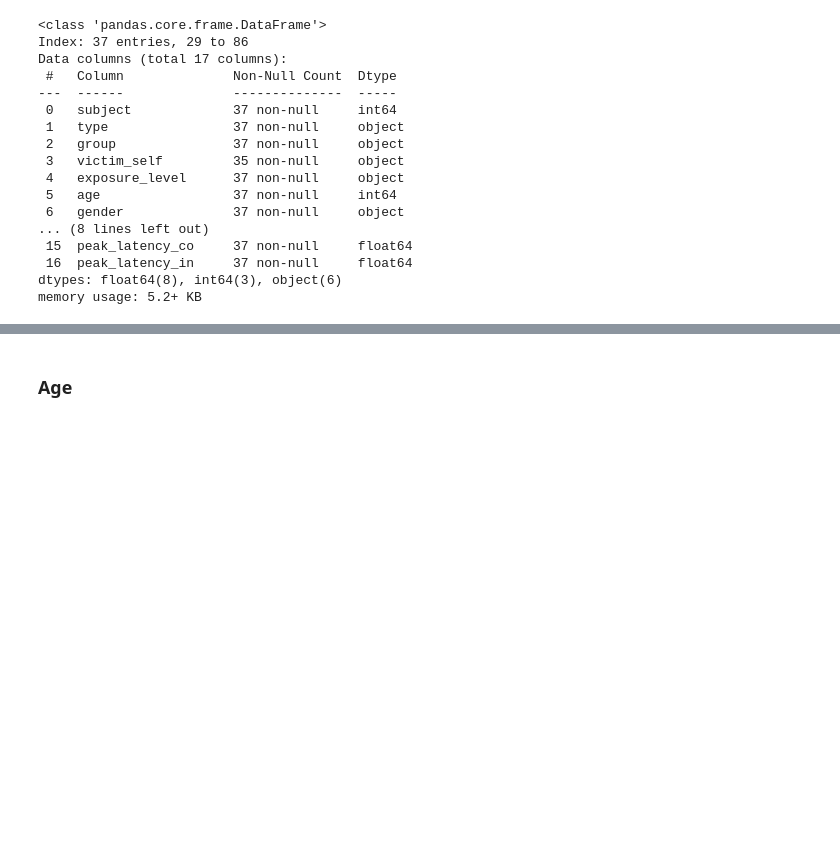
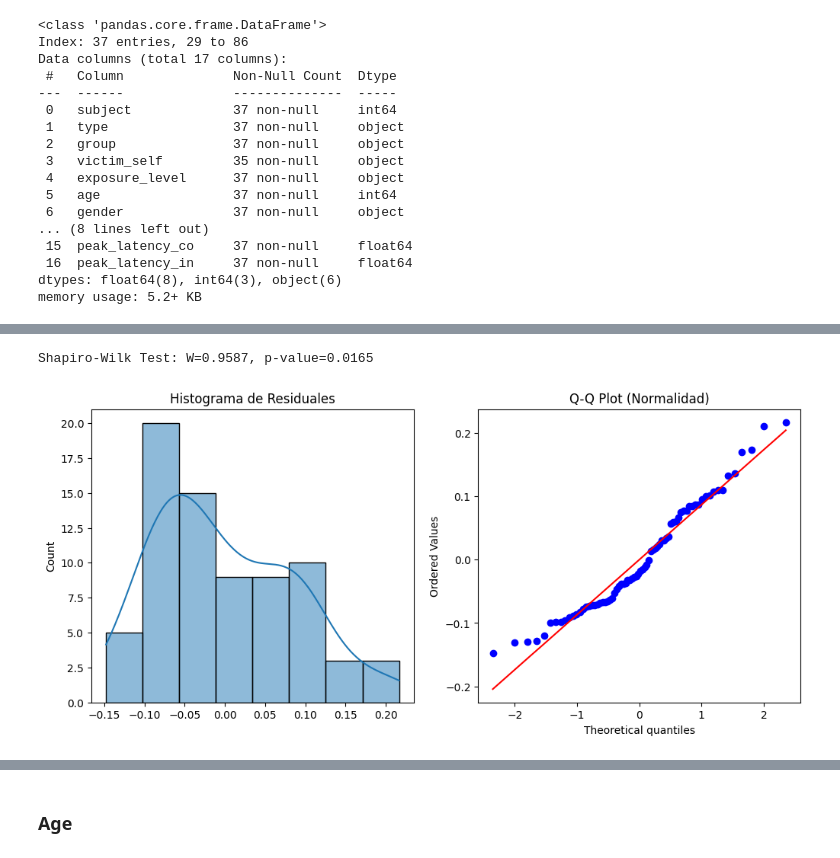
Before and after one commit to jhquiza/iat-eeg, a Jupyter notebook: erp/pruebas-hipotesis.ipynb, the cells around one changed output, grey strips where cells are left out. Saved outputs shown, nothing was run; the diff lists cells and outputs as text; code cells hidden in the pictures; blank space fills up the shorter version.

Commit message:
Ya funciona el notebook de pruebas de hipótesis.

```diff
--- a/erp/pruebas-hipotesis.ipynb
+++ b/erp/pruebas-hipotesis.ipynb
@@ -261,0 +119,19 @@ memory usage: 5.2+ KB
+# %%
+# --- SUPUESTO 1: NORMALIDAD DE LOS RESIDUALES ---
+residuals = result.resid
+
+# Prueba de Shapiro-Wilk
+shapiro_test = stats.shapiro(residuals)
+print(f"Shapiro-Wilk Test: W={shapiro_test.statistic:.4f}, p-value={shapiro_test.pvalue:.4f}")
+
+# Gráficos de Normalidad
+fig, (ax1, ax2) = plt.subplots(1, 2, figsize=(12, 5))
+sns.histplot(residuals, kde=True, ax=ax1)
+ax1.set_title("Histograma de Residuales")
+
+stats.probplot(residuals, dist="norm", plot=ax2)
+ax2.set_title("Q-Q Plot (Normalidad)")
+plt.show()
+# %% [output]
+Shapiro-Wilk Test: W=0.9587, p-value=0.0165
+[figure, added]
```
Also changed, not shown: parts of 34 cells of this notebook, 1 other file.
